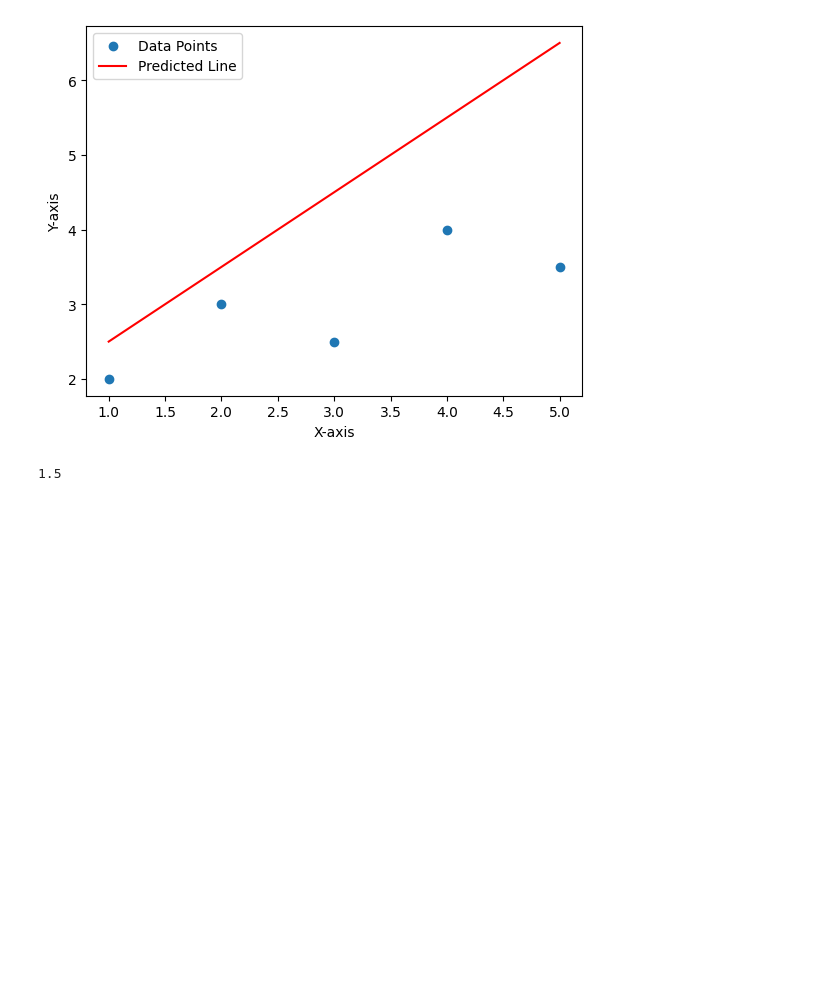
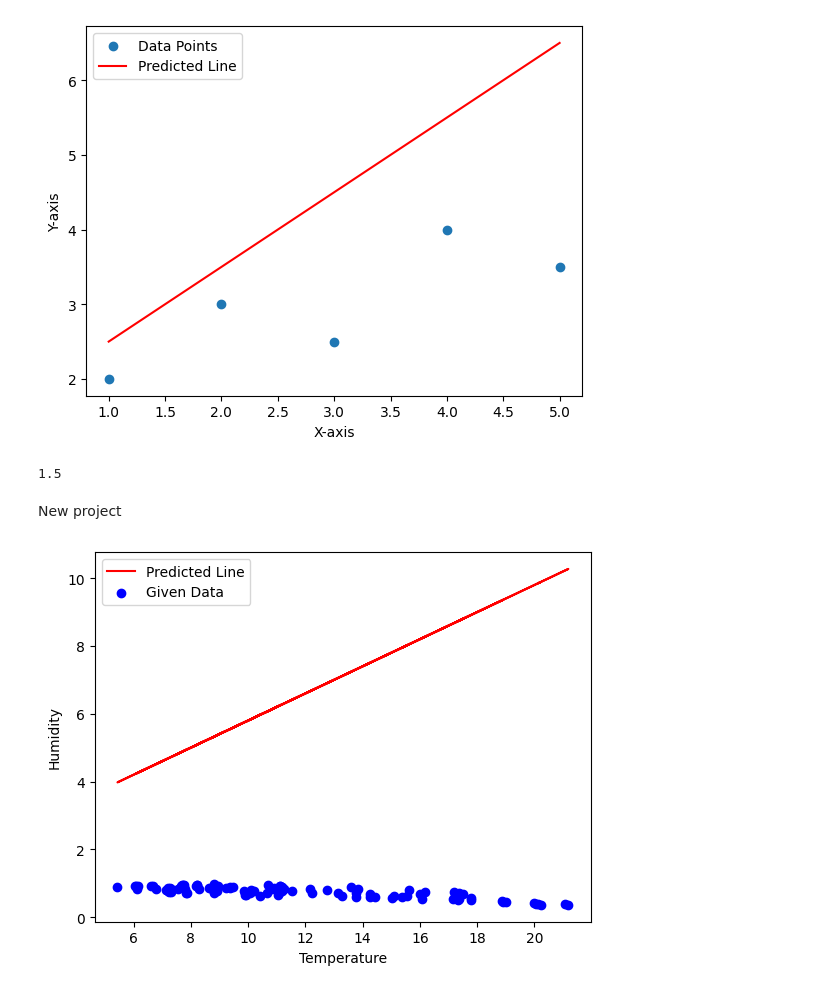
Before and after one commit to Mangal-Das/Matplotlib, a Jupyter notebook: introduction/quick_start.ipynb, the cells around one changed output. Drawn from its saved outputs; the diff is of its cells as text; code cells hidden in the pictures; blank space fills up the shorter version.

Commit message:
new lines are added

```diff
--- a/introduction/quick_start.ipynb
+++ b/introduction/quick_start.ipynb
@@ -138,3 +142,32 @@ plt.show()
 3**1/2
 # %% [output]
 1.5
+# %% [markdown]
+New project
+# %%
+import pandas as pd
+import numpy as np
+import matplotlib.pyplot as plt
+
+df=pd.read_csv('weatherHistory.csv',usecols=['Temperature (C)','Humidity'])
+x_train=np.array(df['Temperature (C)'].head(100).values)
+y_train=np.array(df['Humidity'].head(100).values)
+m=x_train.shape[0]
+w=0.4
+b=1.7999999999999998
+def calculate_graph(w,x,b):
+    m=x.shape[0]
+    f_wb=[]
+    for i in range(m):
+        f=w*x[i]+b
+        f_wb.append(f)
+    return np.array(f_wb)
+y=calculate_graph(w,x_train,b)
+plt.plot(x_train,y,c='r',label="Predicted Line")
+plt.scatter(x_train,y_train,c='b',label="Given Data")
+plt.xlabel("Temperature")
+plt.ylabel("Humidity")
+plt.legend()
+plt.show()
+# %% [output]
+[figure, added]
```
Also changed, not shown: parts of 1 cell of this notebook.
